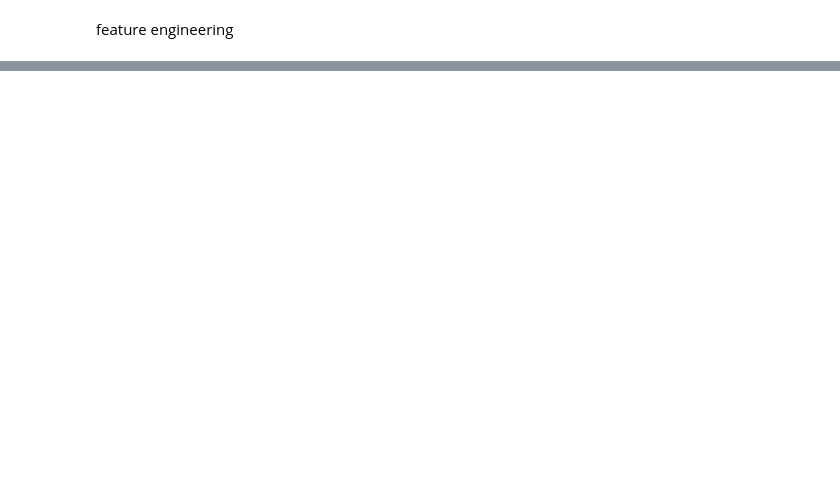
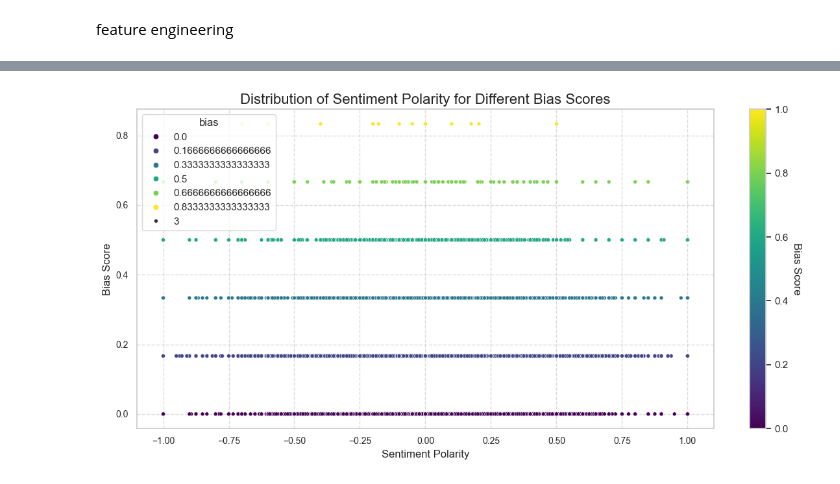
Before and after one commit to madelinebirch/Bias_Classification_for_Headline_Objectivity, a Jupyter notebook: feature engineering ideas.ipynb, the cells around one changed output, grey strips where cells are left out. Drawn from its saved outputs; the diff is of its cells as text; code cells hidden in the pictures; blank space fills up the shorter version.

```diff
--- a/feature engineering ideas.ipynb
+++ b/feature engineering ideas.ipynb
@@ -159,0 +309,29 @@ plt.show()
+# %%
+# Set a Seaborn style
+sns.set(style="whitegrid")
+
+# Plot a swarm plot for Sentiment_Polarity vs. bias with a gradient color scheme
+plt.figure(figsize=(12, 6))
+scatter = sns.scatterplot(x='Sentiment_Polarity', y='bias', data=headlines_filtered, hue='bias', palette='viridis', size=3)
+
+# Style the plot
+plt.title('Distribution of Sentiment Polarity for Different Bias Scores', fontsize=16)
+plt.xlabel('Sentiment Polarity', fontsize=12)
+plt.ylabel('Bias Score', fontsize=12)
+plt.xticks(fontsize=10)
+plt.yticks(fontsize=10)
+plt.grid(axis='both', linestyle='--', alpha=0.7)
+
+# Create a ScalarMappable for the colorbar
+sm = plt.cm.ScalarMappable(cmap='viridis')
+sm.set_array([])  # Set an empty array
+
+# Add a colorbar for bias scores
+cbar = plt.colorbar(sm, orientation='vertical')
+cbar.set_label('Bias Score', rotation=270, labelpad=15)
+
+# Show the plot
+plt.tight_layout()
+plt.show()
+# %% [output]
+[figure, added]
```
Also changed, not shown: parts of 27 cells of this notebook.
